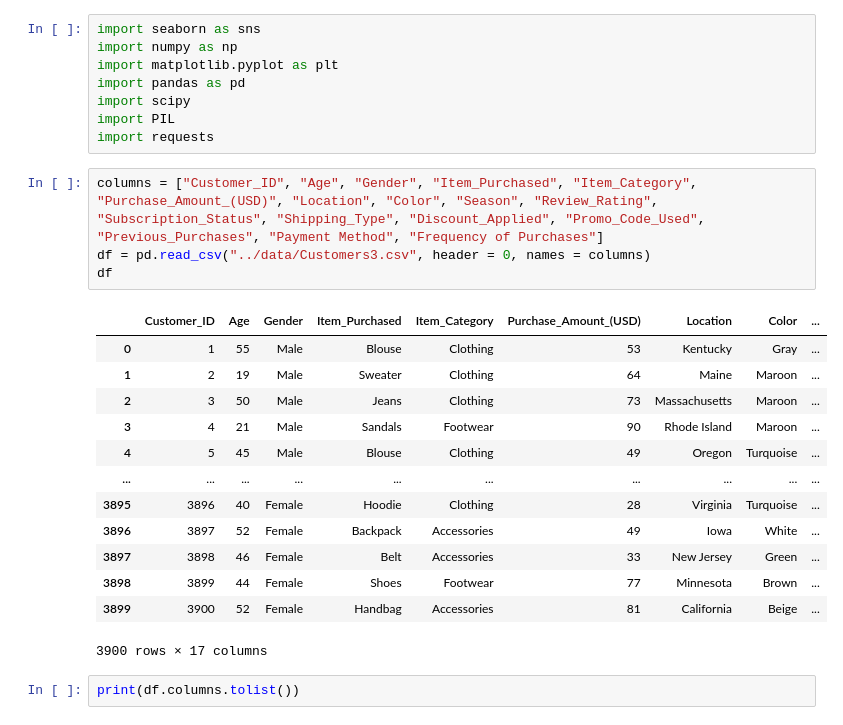
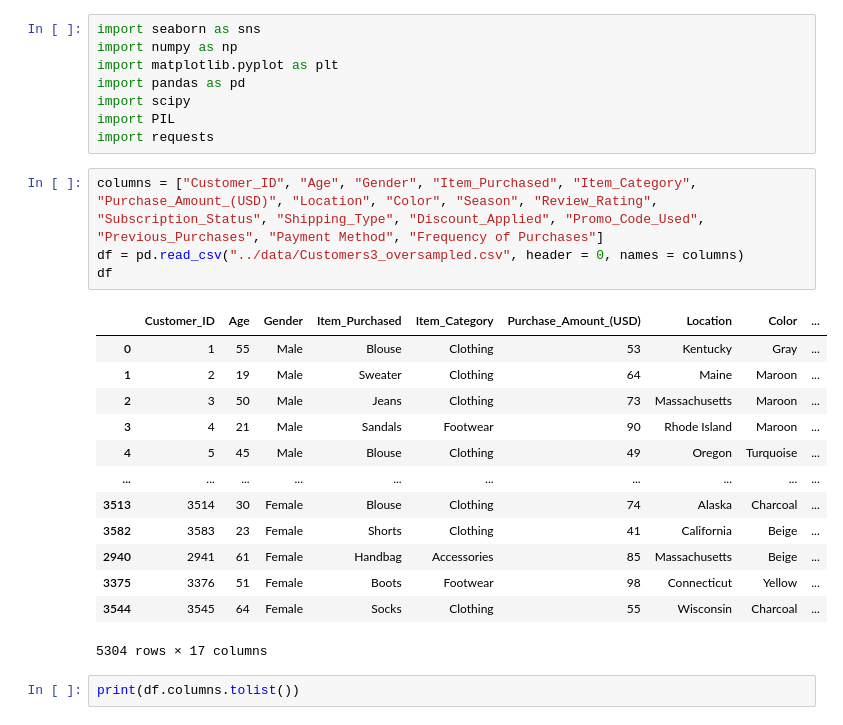
Before and after one commit to andreaholstein/Data-Science-Capstone, a Jupyter notebook: src/project/Age-Gender-Location.ipynb, the cells around one changed output. Drawn from its saved outputs; the diff is of its cells as text.

```diff
--- a/src/project/Age-Gender-Location.ipynb
+++ b/src/project/Age-Gender-Location.ipynb
@@ -8,22 +8,22 @@ import PIL
 import requests
 # %%
 columns = ["Customer_ID", "Age", "Gender", "Item_Purchased", "Item_Category", "Purchase_Amount_(USD)", "Location", "Color", "Season", "Review_Rating", "Subscription_Status", "Shipping_Type", "Discount_Applied", "Promo_Code_Used", "Previous_Purchases", "Payment Method", "Frequency of Purchases"]
-df = pd.read_csv("../data/Customers3.csv", header = 0, names = columns)
+df = pd.read_csv("../data/Customers3_oversampled.csv", header = 0, names = columns)
 df
 # %% [output]
 |  | Customer_ID | Age | Gender | Item_Purchased | Item_Category | Purchase_Amount_(USD) | Location | Color | ... |
 | 0 | 1 | 55 | Male | Blouse | Clothing | 53 | Kentucky | Gray | ... |
 | 1 | 2 | 19 | Male | Sweater | Clothing | 64 | Maine | Maroon | ... |
 | 2 | 3 | 50 | Male | Jeans | Clothing | 73 | Massachusetts | Maroon | ... |
 | 3 | 4 | 21 | Male | Sandals | Footwear | 90 | Rhode Island | Maroon | ... |
 | 4 | 5 | 45 | Male | Blouse | Clothing | 49 | Oregon | Turquoise | ... |
 | ... | ... | ... | ... | ... | ... | ... | ... | ... | ... |
-| 3895 | 3896 | 40 | Female | Hoodie | Clothing | 28 | Virginia | Turquoise | ... |
-| 3896 | 3897 | 52 | Female | Backpack | Accessories | 49 | Iowa | White | ... |
-| 3897 | 3898 | 46 | Female | Belt | Accessories | 33 | New Jersey | Green | ... |
-| 3898 | 3899 | 44 | Female | Shoes | Footwear | 77 | Minnesota | Brown | ... |
-| 3899 | 3900 | 52 | Female | Handbag | Accessories | 81 | California | Beige | ... |
+| 3513 | 3514 | 30 | Female | Blouse | Clothing | 74 | Alaska | Charcoal | ... |
+| 3582 | 3583 | 23 | Female | Shorts | Clothing | 41 | California | Beige | ... |
+| 2940 | 2941 | 61 | Female | Handbag | Accessories | 85 | Massachusetts | Beige | ... |
+| 3375 | 3376 | 51 | Female | Boots | Footwear | 98 | Connecticut | Yellow | ... |
+| 3544 | 3545 | 64 | Female | Socks | Clothing | 55 | Wisconsin | Charcoal | ... |
-3900 rows × 17 columns
+5304 rows × 17 columns
 # %%
 print(df.columns.tolist())
 # %% [output]
```
Also changed, not shown: parts of 6 cells of this notebook, 6 other files.
